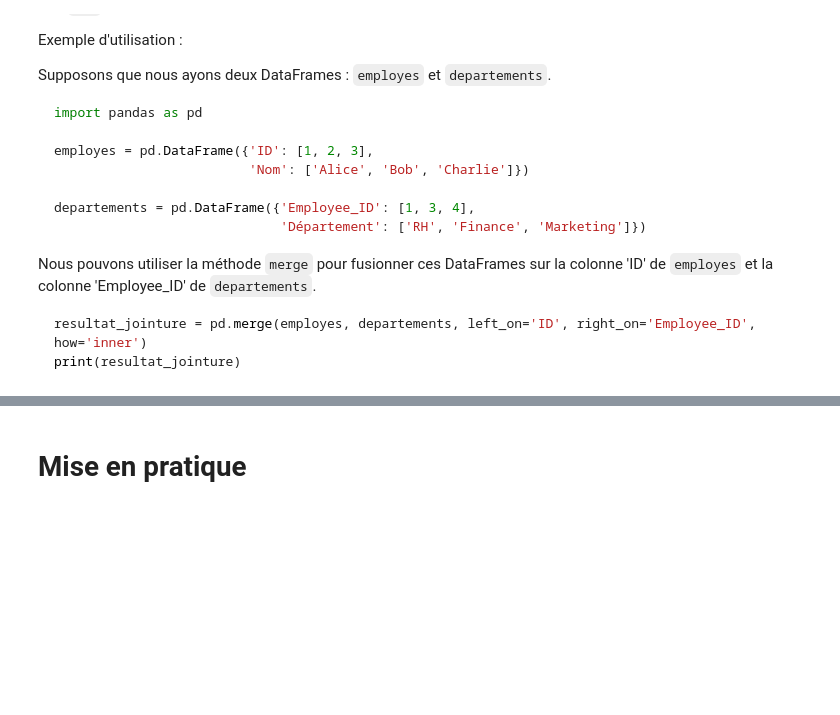
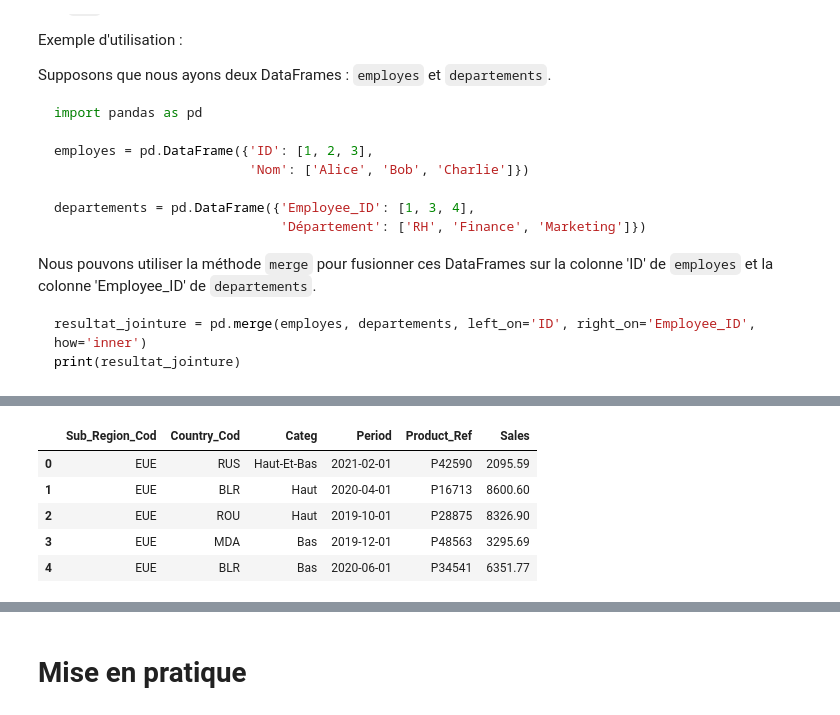
Before and after one commit to heretica/python_for_excel, a Jupyter notebook: s2_bases_pandas.ipynb, the cells around one changed output, grey strips where cells are left out. Cells and saved outputs as stored; diff of their text form; code cells hidden in the pictures; blank space fills up the shorter version.

```diff
--- a/s2_bases_pandas.ipynb
+++ b/s2_bases_pandas.ipynb
@@ -359,0 +421,9 @@ Working with aggregated statistics helps you understand your data, but nobody li
+# %%
+ventes.head()
+# %% [output]
+|  | Sub_Region_Cod | Country_Cod | Categ | Period | Product_Ref | Sales |
+| 0 | EUE | RUS | Haut-Et-Bas | 2021-02-01 | P42590 | 2095.59 |
+| 1 | EUE | BLR | Haut | 2020-04-01 | P16713 | 8600.60 |
+| 2 | EUE | ROU | Haut | 2019-10-01 | P28875 | 8326.90 |
+| 3 | EUE | MDA | Bas | 2019-12-01 | P48563 | 3295.69 |
+| 4 | EUE | BLR | Bas | 2020-06-01 | P34541 | 6351.77 |
```
Also changed, not shown: parts of 41 cells of this notebook.
